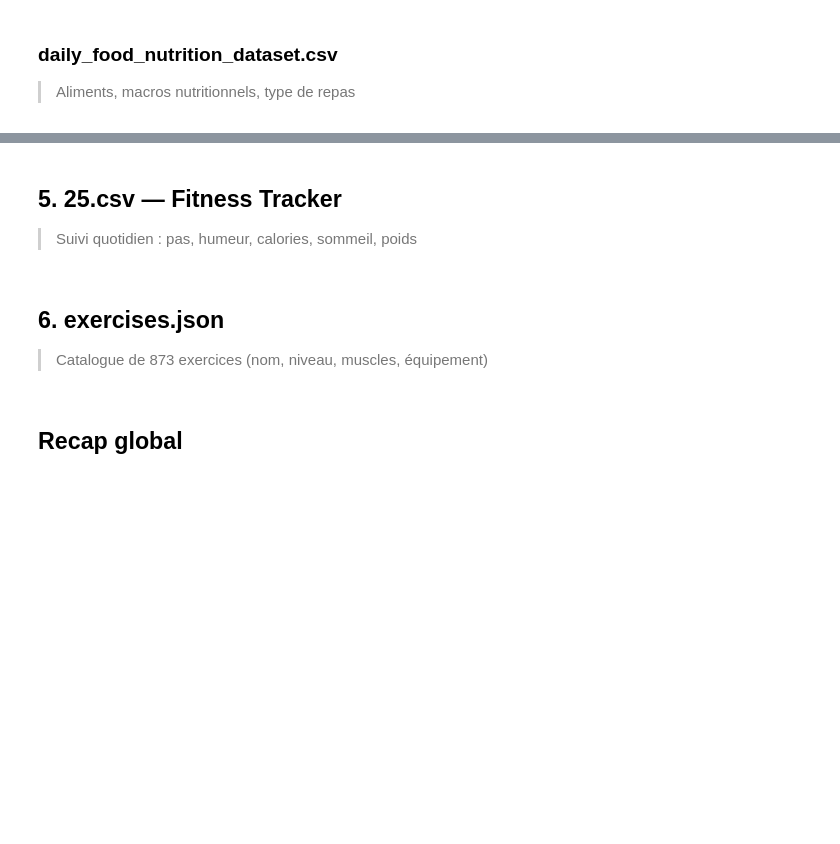
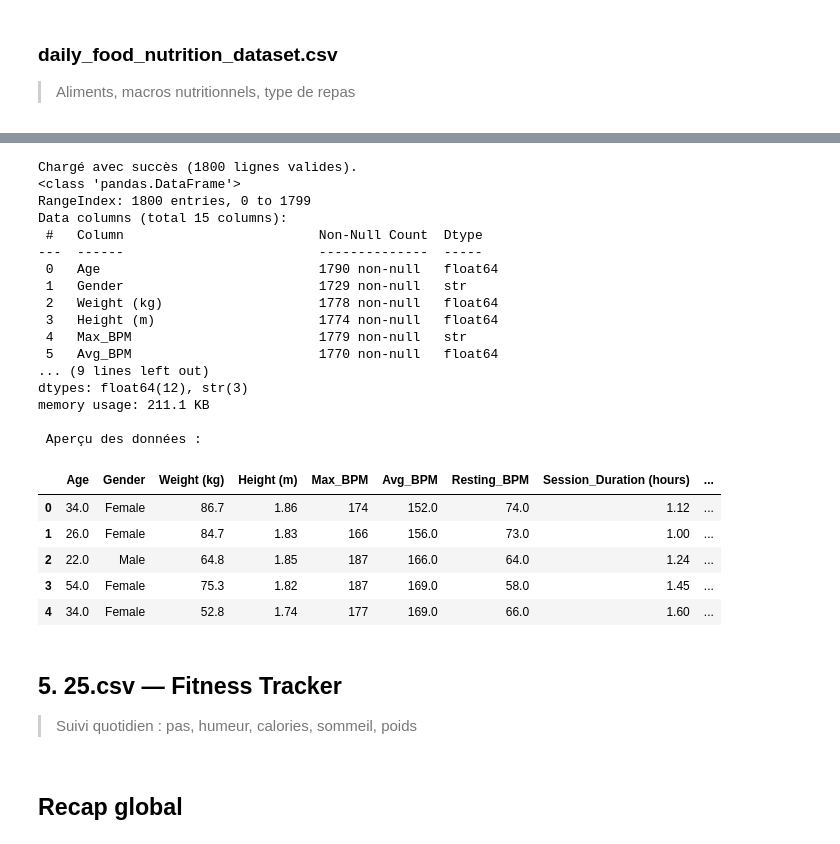
Before and after one commit to HealthAI-Corpo/healthai-etl, a Jupyter notebook: notebooks/01_exploration.ipynb, the cells around one changed output, grey strips where cells are left out. Drawn from its saved outputs; the diff is of its cells as text; code cells hidden in the pictures; blank space fills up the shorter version.

```diff
--- a/notebooks/01_exploration.ipynb
+++ b/notebooks/01_exploration.ipynb
@@ -214,11 +242,44 @@ print(f"\nDoublons : {df_gym.duplicated().sum()}")
 > Variante synthétique du dataset gym — mêmes colonnes
 # %%
-df_gym_synth = pd.read_csv(RAW / "gym_members_exercise_tracking_synthetic_data.csv")
-print(f"Shape : {df_gym_synth.shape}")
-display(df_gym_synth.head(3))
-print("\n--- Colonnes identiques au dataset gym ? ---")
-print(set(df_gym.columns) == set(df_gym_synth.columns))
-print(f"\nDoublons : {df_gym_synth.duplicated().sum()}")
+# --- Gym members exercise tracking ---
+
+gym_tracking_file = DATA_RAW / "gym_members_exercise_tracking_synthetic_data.csv"
+
+if gym_tracking_file.exists():
+# on_bad_lines='skip' permet de charger le fichier même s'il y a des erreurs
+    df_gym = pd.read_csv(gym_tracking_file, on_bad_lines='skip', sep=',')
+
+    print(f"Chargé avec succès ({df_gym.shape[0]} lignes valides).")
+    # Les types de données et valeurs nulles
+    df_gym.info()
+    print("\n Aperçu des données :")
+    display(df_gym.head(5))
+else:
+    print(f" Fichier introuvable : {gym_tracking_file}")
+# %% [output]
+Chargé avec succès (1800 lignes valides).
+<class 'pandas.DataFrame'>
+RangeIndex: 1800 entries, 0 to 1799
+Data columns (total 15 columns):
+ #   Column                         Non-Null Count  Dtype
+---  ------                         --------------  -----
+ 0   Age                            1790 non-null   float64
+ 1   Gender                         1729 non-null   str
+ 2   Weight (kg)                    1778 non-null   float64
+ 3   Height (m)                     1774 non-null   float64
+ 4   Max_BPM                        1779 non-null   str
+ 5   Avg_BPM                        1770 non-null   float64
+... (9 lines left out)
+dtypes: float64(12), str(3)
+memory usage: 211.1 KB
+
+ Aperçu des données :
+|  | Age | Gender | Weight (kg) | Height (m) | Max_BPM | Avg_BPM | Resting_BPM | Session_Duration (hours) | ... |
+| 0 | 34.0 | Female | 86.7 | 1.86 | 174 | 152.0 | 74.0 | 1.12 | ... |
+| 1 | 26.0 | Female | 84.7 | 1.83 | 166 | 156.0 | 73.0 | 1.00 | ... |
+| 2 | 22.0 | Male | 64.8 | 1.85 | 187 | 166.0 | 64.0 | 1.24 | ... |
+| 3 | 54.0 | Female | 75.3 | 1.82 | 187 | 169.0 | 58.0 | 1.45 | ... |
+| 4 | 34.0 | Female | 52.8 | 1.74 | 177 | 169.0 | 66.0 | 1.60 | ... |
 # %% [markdown]
 ## 5. 25.csv — Fitness Tracker
 > Suivi quotidien : pas, humeur, calories, sommeil, poids
@@ -232,6 +293,3 @@ print("\n--- Valeurs nulles ---")
 print(df_tracker.isnull().sum())
 print(f"\nDoublons : {df_tracker.duplicated().sum()}")
 print(f"\nPériode : {df_tracker['date'].min()} -> {df_tracker['date'].max()}")
-# %% [markdown]
-## 6. exercises.json
-> Catalogue de 873 exercices (nom, niveau, muscles, équipement)
```
Also changed, not shown: parts of 7 cells of this notebook, 3 other files.
